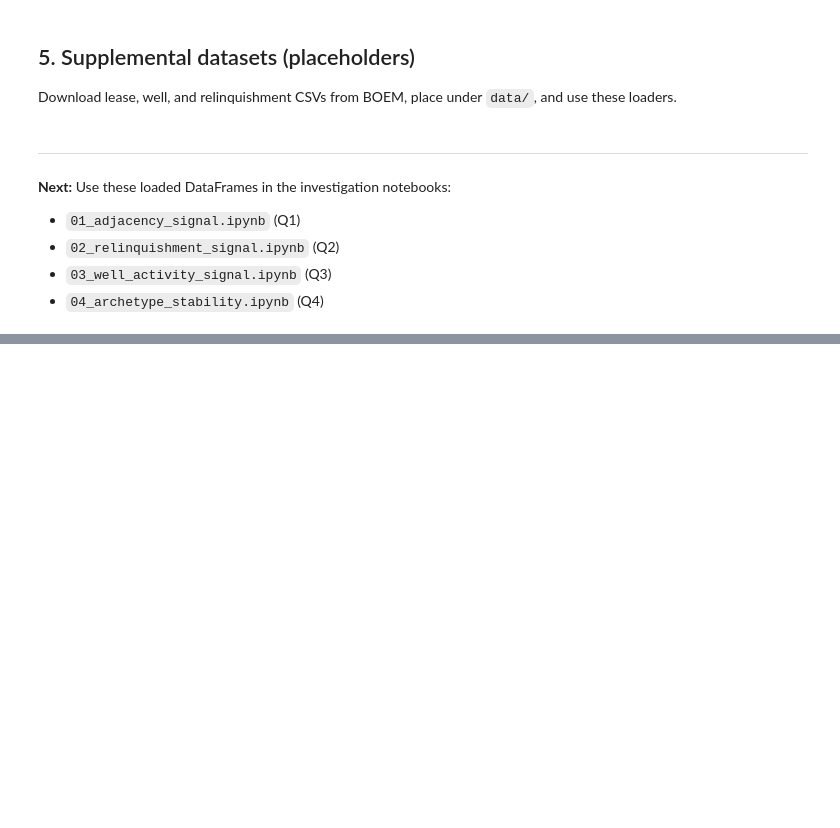
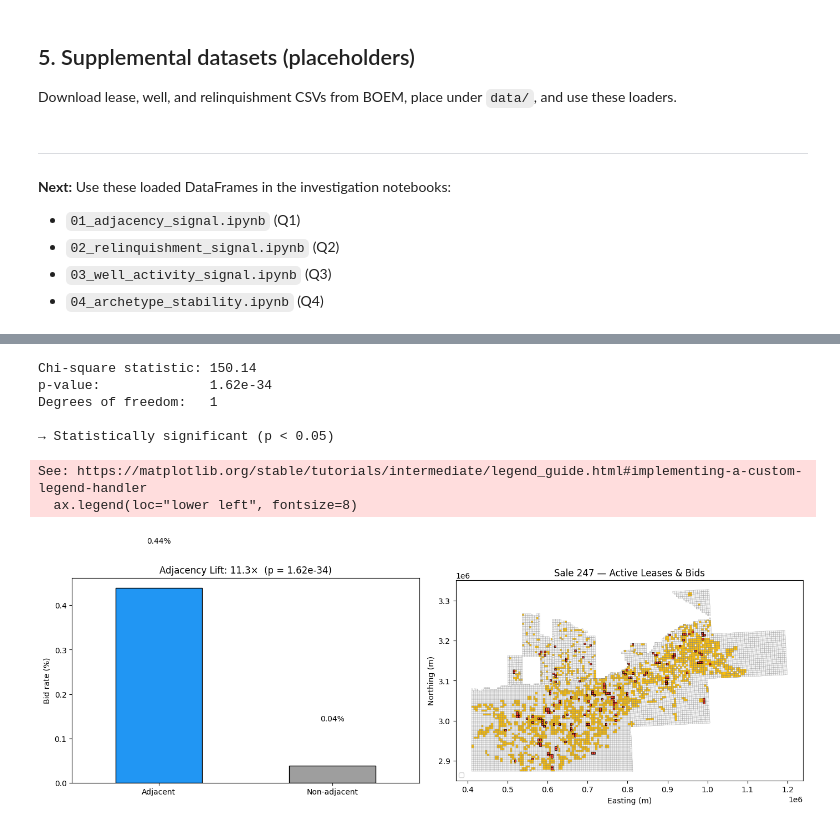
Before and after one commit to nsuurmey/block-party, a Jupyter notebook: mvp0/notebooks/00_data_loading.ipynb, the cells around one changed output, grey strips where cells are left out. Saved outputs shown, nothing was run; the diff lists cells and outputs as text; code cells hidden in the pictures; blank space fills up the shorter version.

```diff
--- a/mvp0/notebooks/00_data_loading.ipynb
+++ b/mvp0/notebooks/00_data_loading.ipynb
@@ -172,0 +478,18 @@ Download lease, well, and relinquishment CSVs from BOEM, place under `data/`, an
+# %%
+ct = pd.crosstab(matrix["adjacent"], matrix["did_bid"], margins=True)
+ct.index = ct.index.map({False: "No adjacency", True: "Has adjacency", "All": "All"})
+ct.columns = ct.columns.map({False: "No bid", True: "Bid", "All": "Total"})
+print("=== Contingency table ===")
+display(ct)
+
+# Bid rates
+adj_yes = matrix[matrix["adjacent"]]
+adj_no  = matrix[~matrix["adjacent"]]
+
+rate_adj = adj_yes["did_bid"].mean()
+rate_non = adj_no["did_bid"].mean()
+lift = rate_adj / rate_non if rate_non > 0 else float("inf")
+
+print(f"\nBid rate (adjacent):     {rate_adj:.4%}  ({adj_yes['did_bid'].sum()} / {len(adj_yes)})")
+print(f"Bid rate (non-adjacent): {rate_non:.4%}  ({adj_no['did_bid'].sum()} / {len(adj_no)})")
+print(f"Lift: {lift:.1f}×")
@@ -172,0 +506,61 @@ Download lease, well, and relinquishment CSVs from BOEM, place under `data/`, an
+# %%
+ct_vals = pd.crosstab(matrix["adjacent"], matrix["did_bid"])
+chi2, p_value, dof, expected = chi2_contingency(ct_vals)
+
+print(f"Chi-square statistic: {chi2:.2f}")
+print(f"p-value:              {p_value:.2e}")
+print(f"Degrees of freedom:   {dof}")
+
+if p_value < 0.05:
+    print("\n→ Statistically significant (p < 0.05)")
+else:
+    print("\n→ NOT statistically significant (p >= 0.05)")
+# %% [output]
+Chi-square statistic: 150.14
+p-value:              1.62e-34
+Degrees of freedom:   1
+
+→ Statistically significant (p < 0.05)
+# %%
+fig, axes = plt.subplots(1, 2, figsize=(14, 5))
+
+# Bar chart: bid rates
+ax = axes[0]
+rates = pd.Series({"Adjacent": rate_adj * 100, "Non-adjacent": rate_non * 100})
+rates.plot.bar(ax=ax, color=["#2196F3", "#9E9E9E"], edgecolor="black")
+ax.set_ylabel("Bid rate (%)")
+ax.set_title(f"Adjacency Lift: {lift:.1f}×  (p = {p_value:.2e})")
+ax.tick_params(axis="x", rotation=0)
+for i, v in enumerate(rates):
+    ax.text(i, v + 0.1, f"{v:.2f}%", ha="center", fontsize=10)
+
+# Map: blocks colored by adjacency status
+ax = axes[1]
+universe.plot(ax=ax, color="whitesmoke", edgecolor="gray", linewidth=0.2)
+
+# Highlight blocks with active leases
+held_idxs = set()
+for s in company_held.values():
+    held_idxs.update(s)
+held_blocks = universe[universe["block_idx"].isin(held_idxs)]
+held_blocks.plot(ax=ax, color="#FFC107", edgecolor="gray", linewidth=0.3, label="Active lease")
+
+# Highlight bid blocks
+bid_merged = sales.merge(
+    universe[["Protraction_ID", "Block_Number", "geometry"]],
+    on=["Protraction_ID", "Block_Number"], how="inner",
+)
+bid_gdf = gpd.GeoDataFrame(bid_merged, geometry="geometry")
+bid_gdf.plot(ax=ax, color="#F44336", edgecolor="black", linewidth=0.5, label="Bid placed")
+
+ax.set_title("Sale 247 — Active Leases & Bids")
+ax.legend(loc="lower left", fontsize=8)
+ax.set_xlabel("Easting (m)")
+ax.set_ylabel("Northing (m)")
+
+plt.tight_layout()
+plt.show()
+# %% [output]
+See: https://matplotlib.org/stable/tutorials/intermediate/legend_guide.html#implementing-a-custom-legend-handler
+  ax.legend(loc="lower left", fontsize=8)
+[figure, added]
```
Also changed, not shown: parts of 60 cells of this notebook.
